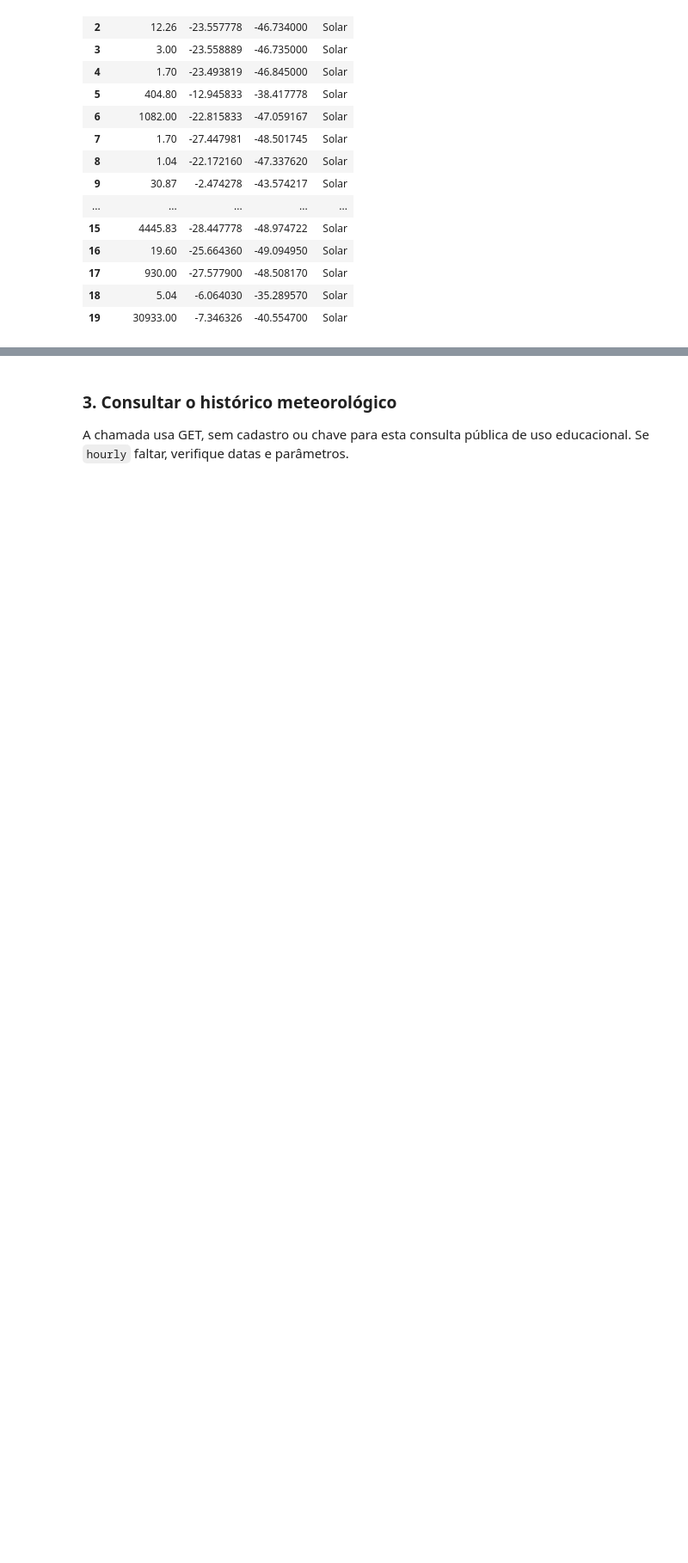
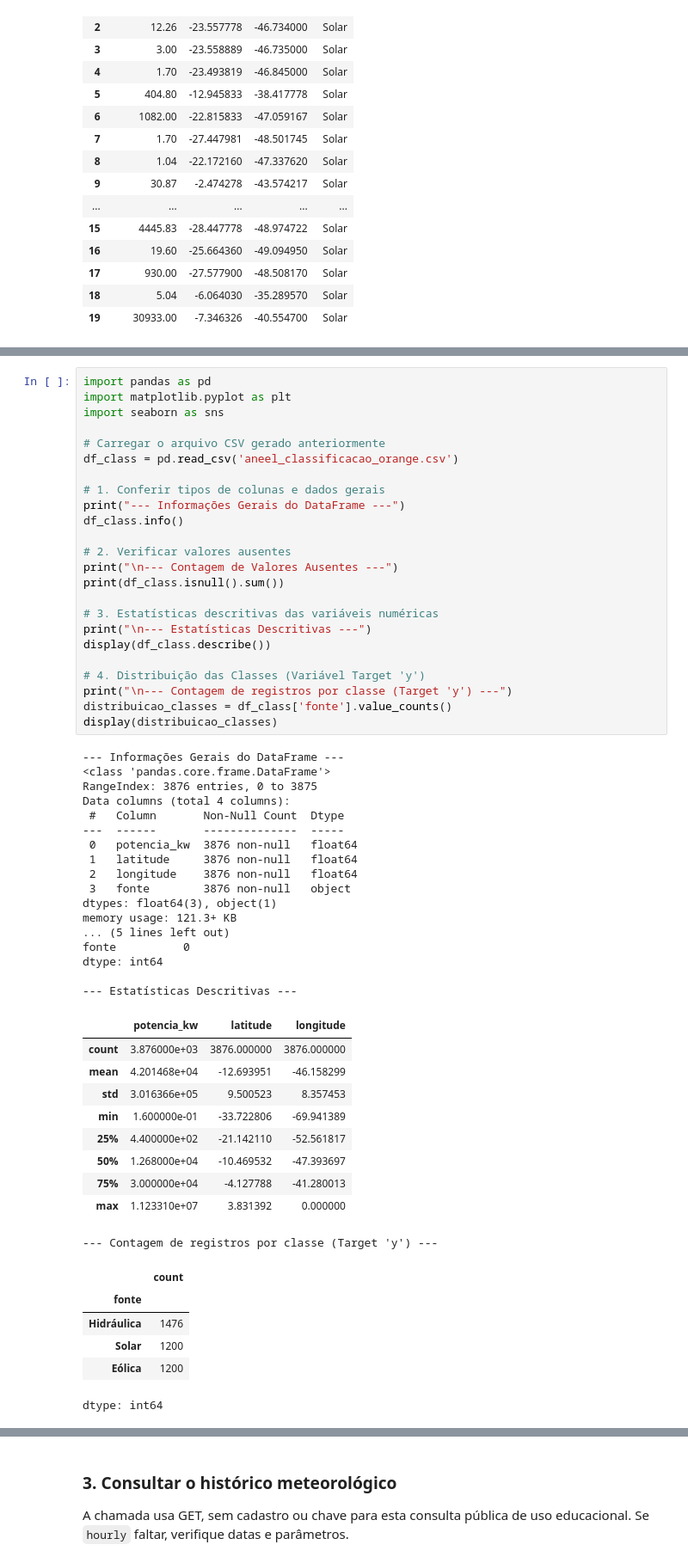
Before and after one commit to Jpsantosferreira/cp-sers-ml-energy, a Jupyter notebook: Aula_APIs_Energia_Renovavel_ML.ipynb, the cells around one changed output, grey strips where cells are left out. Shown at 86% size. Drawn from its saved outputs; the diff is of its cells as text; blank space fills up the shorter version.

```diff
--- a/Aula_APIs_Energia_Renovavel_ML.ipynb
+++ b/Aula_APIs_Energia_Renovavel_ML.ipynb
@@ -172,0 +180,58 @@ dados_api.head(20)
+# %%
+import pandas as pd
+import matplotlib.pyplot as plt
+import seaborn as sns
+
+# Carregar o arquivo CSV gerado anteriormente
+df_class = pd.read_csv('aneel_classificacao_orange.csv')
+
+# 1. Conferir tipos de colunas e dados gerais
+print("--- Informações Gerais do DataFrame ---")
+df_class.info()
+
+# 2. Verificar valores ausentes
+print("\n--- Contagem de Valores Ausentes ---")
+print(df_class.isnull().sum())
+
+# 3. Estatísticas descritivas das variáveis numéricas
+print("\n--- Estatísticas Descritivas ---")
+display(df_class.describe())
+
+# 4. Distribuição das Classes (Variável Target 'y')
+print("\n--- Contagem de registros por classe (Target 'y') ---")
+distribuicao_classes = df_class['fonte'].value_counts()
+display(distribuicao_classes)
+# %% [output]
+--- Informações Gerais do DataFrame ---
+<class 'pandas.core.frame.DataFrame'>
+RangeIndex: 3876 entries, 0 to 3875
+Data columns (total 4 columns):
+ #   Column       Non-Null Count  Dtype
+---  ------       --------------  -----
+ 0   potencia_kw  3876 non-null   float64
+ 1   latitude     3876 non-null   float64
+ 2   longitude    3876 non-null   float64
+ 3   fonte        3876 non-null   object
+dtypes: float64(3), object(1)
+memory usage: 121.3+ KB
+... (5 lines left out)
+fonte          0
+dtype: int64
+
+--- Estatísticas Descritivas ---
+|  | potencia_kw | latitude | longitude |
+| count | 3.876000e+03 | 3876.000000 | 3876.000000 |
+| mean | 4.201468e+04 | -12.693951 | -46.158299 |
+| std | 3.016366e+05 | 9.500523 | 8.357453 |
+| min | 1.600000e-01 | -33.722806 | -69.941389 |
+| 25% | 4.400000e+02 | -21.142110 | -52.561817 |
+| 50% | 1.268000e+04 | -10.469532 | -47.393697 |
+| 75% | 3.000000e+04 | -4.127788 | -41.280013 |
+| max | 1.123310e+07 | 3.831392 | 0.000000 |
+--- Contagem de registros por classe (Target 'y') ---
+|  | count |
+| fonte |  |
+| Hidráulica | 1476 |
+| Solar | 1200 |
+| Eólica | 1200 |
+dtype: int64
```
Also changed, not shown: parts of 10 cells of this notebook.
